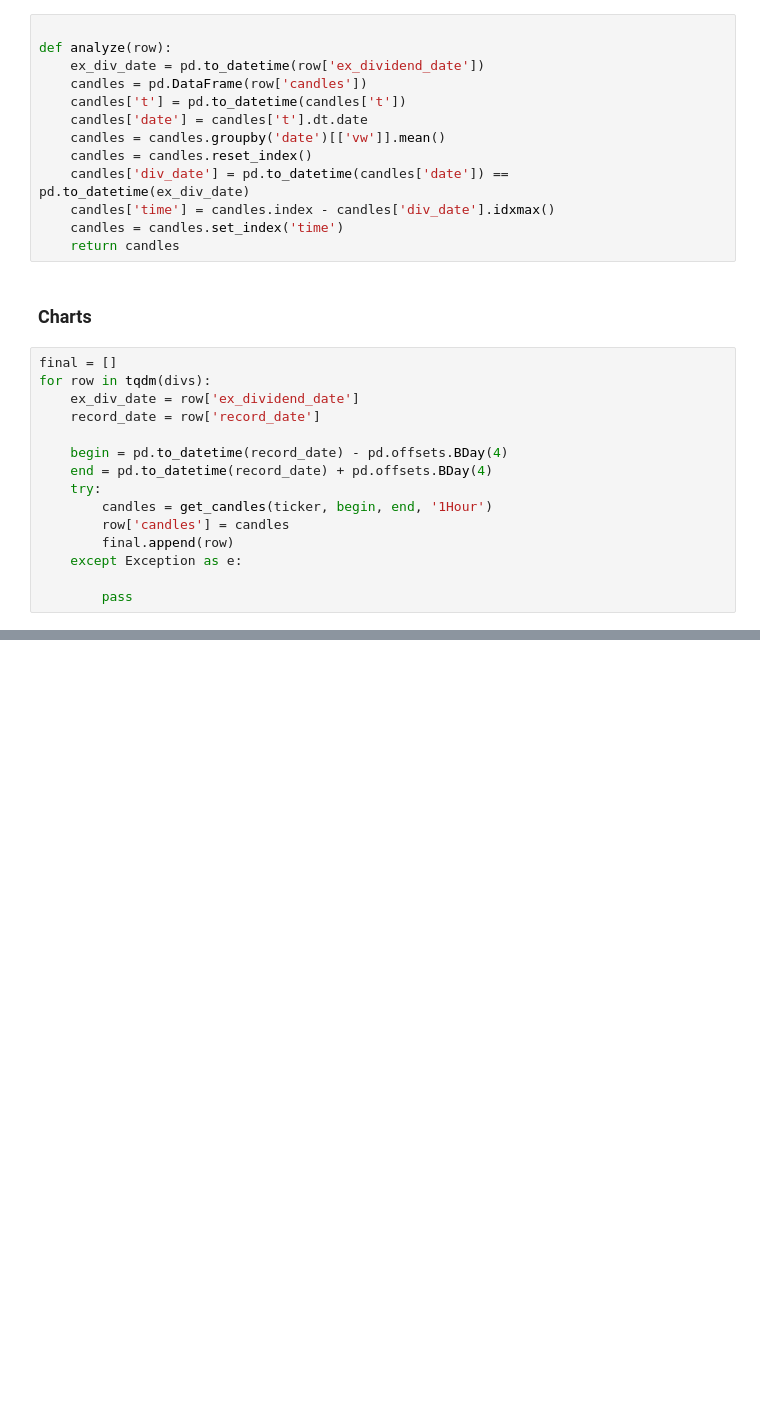
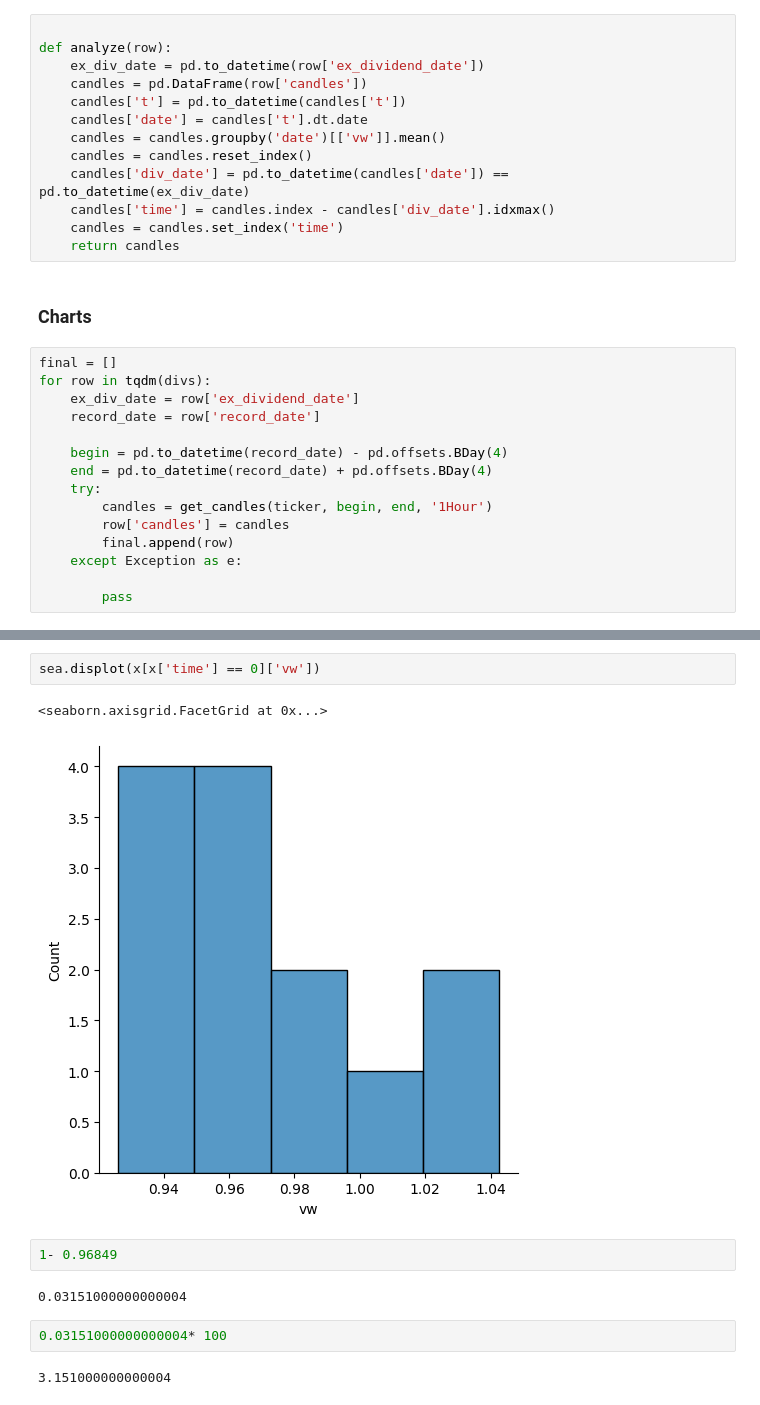
Before and after one commit to 2yan/dividend_analysis, a Jupyter notebook: Historical_div_dates.ipynb, the cells around one changed output, grey strips where cells are left out. Cells and saved outputs as stored; diff of their text form; blank space fills up the shorter version.

```diff
--- a/Historical_div_dates.ipynb
+++ b/Historical_div_dates.ipynb
@@ -218,0 +215,13 @@ Name: vw, dtype: float64
+# %%
+sea.displot(x[x['time'] == 0]['vw'])
+# %% [output]
+<seaborn.axisgrid.FacetGrid at 0x...>
+[figure, added]
+# %%
+1- 0.96849
+# %% [output]
+0.03151000000000004
+# %%
+0.03151000000000004* 100
+# %% [output]
+3.151000000000004
```
Also changed, not shown: parts of 5 cells of this notebook.
